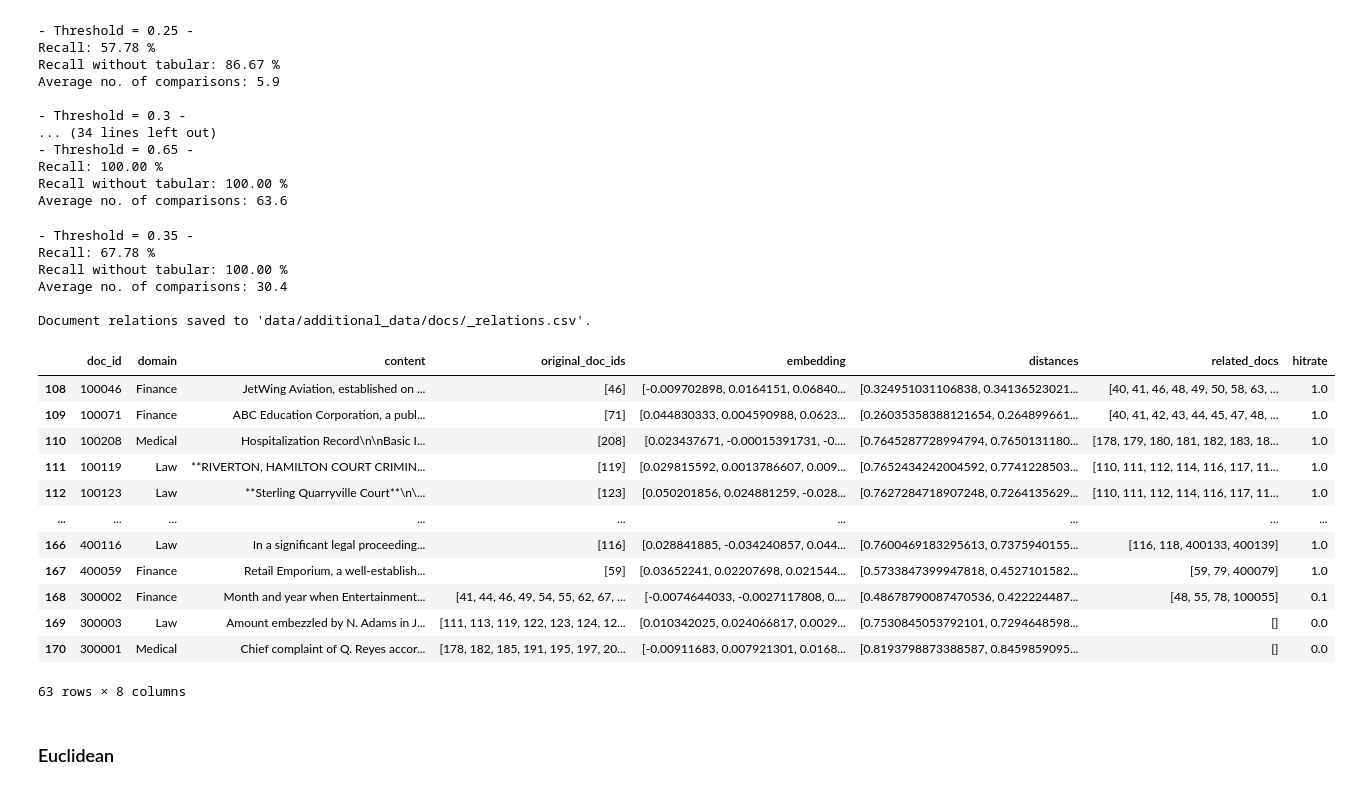
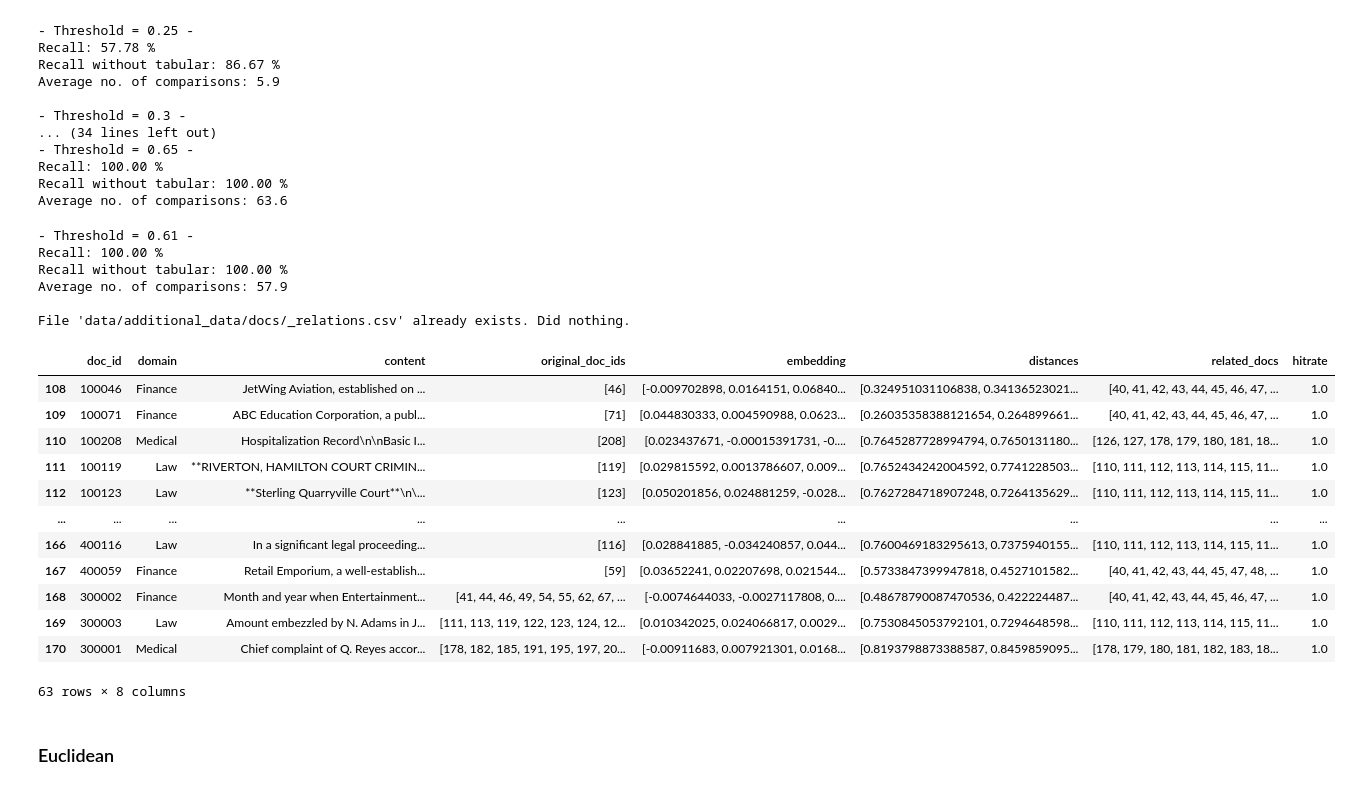
Before and after one commit to leon-me/ma, a Jupyter notebook: 1-embeddings.ipynb, the cells around one changed output. Drawn from its saved outputs; the diff is of its cells as text; code cells hidden in the pictures.

```diff
--- a/1-embeddings.ipynb
+++ b/1-embeddings.ipynb
@@ -352,6 +338,7 @@ Average no. of comparisons: 63.6
 # %%
 ### calc cosine similarity and save
 import csv
+import importlib
 
 importlib.reload(evaluation)
 
@@ -360,49 +347,49 @@ FIELDNAMES = ["doc_id", "related_docs"]
 documents = io_helpers.get_documents(read_embeddings=True)
 X = [np.asarray(embedding) for embedding in documents["embedding"]]
 distances_cosine = calc_pairwise_distances(X, "cosine")
 
-threshold = 0.35
+threshold = 0.61
 
 documents["distances"] = [distance_arr.tolist() for distance_arr in distances_cosine]
 documents, recall, avg_comparisons, recall_without_tabular = evaluation.evaluate_distances(
     documents, "distances", threshold, True
 )
 
 print(f"- Threshold = {threshold} -")
 print(f"Recall: {recall*100:.2f} %")
 print(f"Recall without tabular: {recall_without_tabular*100:.2f} %")
 print(f"Average no. of comparisons: {avg_comparisons:.1f}")
 print()
 
 doc_relation_path = "data/additional_data/docs/_relations.csv"
 try:
     documents.to_csv(doc_relation_path, columns=["doc_id", "related_docs"], index=False, mode="x")
     print(f"Document relations saved to '{doc_relation_path}'.")
 except FileExistsError:
     print(f"File '{doc_relation_path}' already exists. Did nothing.")
 
 
 filtered_documents = documents.loc[documents["original_doc_ids"].apply(lambda x: len(x) != 0)]
 filtered_documents
 # %% [output]
-- Threshold = 0.35 -
-Recall: 67.78 %
+- Threshold = 0.61 -
+Recall: 100.00 %
 Recall without tabular: 100.00 %
-Average no. of comparisons: 30.4
+Average no. of comparisons: 57.9
 
-Document relations saved to 'data/additional_data/docs/_relations.csv'.
+File 'data/additional_data/docs/_relations.csv' already exists. Did nothing.
 |  | doc_id | domain | content | original_doc_ids | embedding | distances | related_docs | hitrate |
-| 108 | 100046 | Finance | JetWing Aviation, established on ... | [46] | [-0.009702898, 0.0164151, 0.06840... | [0.324951031106838, 0.34136523021... | [40, 41, 46, 48, 49, 50, 58, 63, ... | 1.0 |
-| 109 | 100071 | Finance | ABC Education Corporation, a publ... | [71] | [0.044830333, 0.004590988, 0.0623... | [0.26035358388121654, 0.264899661... | [40, 41, 42, 43, 44, 45, 47, 48, ... | 1.0 |
-| 110 | 100208 | Medical | Hospitalization Record\n\nBasic I... | [208] | [0.023437671, -0.00015391731, -0.... | [0.7645287728994794, 0.7650131180... | [178, 179, 180, 181, 182, 183, 18... | 1.0 |
-| 111 | 100119 | Law | **RIVERTON, HAMILTON COURT CRIMIN... | [119] | [0.029815592, 0.0013786607, 0.009... | [0.7652434242004592, 0.7741228503... | [110, 111, 112, 114, 116, 117, 11... | 1.0 |
-| 112 | 100123 | Law | **Sterling Quarryville Court**\n\... | [123] | [0.050201856, 0.024881259, -0.028... | [0.7627284718907248, 0.7264135629... | [110, 111, 112, 114, 116, 117, 11... | 1.0 |
+| 108 | 100046 | Finance | JetWing Aviation, established on ... | [46] | [-0.009702898, 0.0164151, 0.06840... | [0.324951031106838, 0.34136523021... | [40, 41, 42, 43, 44, 45, 46, 47, ... | 1.0 |
+| 109 | 100071 | Finance | ABC Education Corporation, a publ... | [71] | [0.044830333, 0.004590988, 0.0623... | [0.26035358388121654, 0.264899661... | [40, 41, 42, 43, 44, 45, 46, 47, ... | 1.0 |
+| 110 | 100208 | Medical | Hospitalization Record\n\nBasic I... | [208] | [0.023437671, -0.00015391731, -0.... | [0.7645287728994794, 0.7650131180... | [126, 127, 178, 179, 180, 181, 18... | 1.0 |
+| 111 | 100119 | Law | **RIVERTON, HAMILTON COURT CRIMIN... | [119] | [0.029815592, 0.0013786607, 0.009... | [0.7652434242004592, 0.7741228503... | [110, 111, 112, 113, 114, 115, 11... | 1.0 |
+| 112 | 100123 | Law | **Sterling Quarryville Court**\n\... | [123] | [0.050201856, 0.024881259, -0.028... | [0.7627284718907248, 0.7264135629... | [110, 111, 112, 113, 114, 115, 11... | 1.0 |
 | ... | ... | ... | ... | ... | ... | ... | ... | ... |
-| 166 | 400116 | Law | In a significant legal proceeding... | [116] | [0.028841885, -0.034240857, 0.044... | [0.7600469183295613, 0.7375940155... | [116, 118, 400133, 400139] | 1.0 |
-| 167 | 400059 | Finance | Retail Emporium, a well-establish... | [59] | [0.03652241, 0.02207698, 0.021544... | [0.5733847399947818, 0.4527101582... | [59, 79, 400079] | 1.0 |
-| 168 | 300002 | Finance | Month and year when Entertainment... | [41, 44, 46, 49, 54, 55, 62, 67, ... | [-0.0074644033, -0.0027117808, 0.... | [0.48678790087470536, 0.422224487... | [48, 55, 78, 100055] | 0.1 |
-| 169 | 300003 | Law | Amount embezzled by N. Adams in J... | [111, 113, 119, 122, 123, 124, 12... | [0.010342025, 0.024066817, 0.0029... | [0.7530845053792101, 0.7294648598... | [] | 0.0 |
-| 170 | 300001 | Medical | Chief complaint of Q. Reyes accor... | [178, 182, 185, 191, 195, 197, 20... | [-0.00911683, 0.007921301, 0.0168... | [0.8193798873388587, 0.8459859095... | [] | 0.0 |
+| 166 | 400116 | Law | In a significant legal proceeding... | [116] | [0.028841885, -0.034240857, 0.044... | [0.7600469183295613, 0.7375940155... | [110, 111, 112, 113, 114, 115, 11... | 1.0 |
+| 167 | 400059 | Finance | Retail Emporium, a well-establish... | [59] | [0.03652241, 0.02207698, 0.021544... | [0.5733847399947818, 0.4527101582... | [40, 41, 42, 43, 44, 45, 47, 48, ... | 1.0 |
+| 168 | 300002 | Finance | Month and year when Entertainment... | [41, 44, 46, 49, 54, 55, 62, 67, ... | [-0.0074644033, -0.0027117808, 0.... | [0.48678790087470536, 0.422224487... | [40, 41, 42, 43, 44, 45, 46, 47, ... | 1.0 |
+| 169 | 300003 | Law | Amount embezzled by N. Adams in J... | [111, 113, 119, 122, 123, 124, 12... | [0.010342025, 0.024066817, 0.0029... | [0.7530845053792101, 0.7294648598... | [110, 111, 112, 113, 114, 115, 11... | 1.0 |
+| 170 | 300001 | Medical | Chief complaint of Q. Reyes accor... | [178, 182, 185, 191, 195, 197, 20... | [-0.00911683, 0.007921301, 0.0168... | [0.8193798873388587, 0.8459859095... | [178, 179, 180, 181, 182, 183, 18... | 1.0 |
 63 rows × 8 columns
 # %% [markdown]
 ### Euclidean
```
Also changed, not shown: parts of 4 cells of this notebook, 9 other files.
